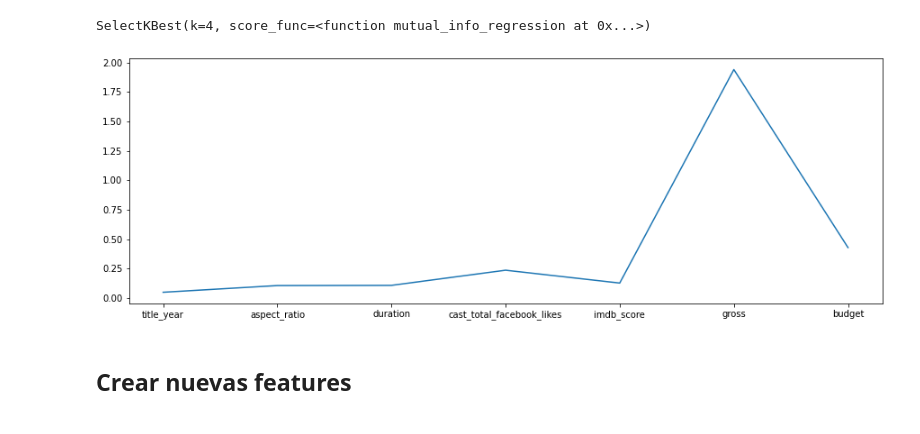
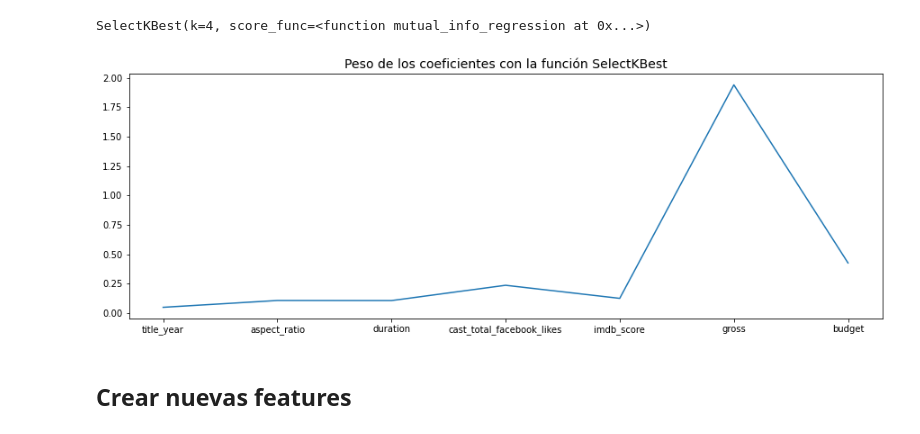
Before and after one commit to Cesarppz/Linux, a Jupyter notebook: ia/ml/Peliculas_project.ipynb, the cells around one changed output. Drawn from its saved outputs; the diff is of its cells as text; code cells hidden in the pictures.

```diff
--- a/ia/ml/Peliculas_project.ipynb
+++ b/ia/ml/Peliculas_project.ipynb
@@ -448,7 +394,7 @@ sns.heatmap(pd.concat([X,y], axis = 'columns').corr()[['worldwide_gross']].sort_
 # %% [output]
 [figure]
 # %%
-gross_features = X[['gross','domestic_gross']]
+gross_features = X[['domestic_gross','gross']]
 budget_features = X[['budget','production_budget']]
 # %%
 pca_gross = PCA(n_components=1)
@@ -513,10 +460,11 @@ SelectKBest(k=4, score_func=<function mutual_info_regression at 0x...>)
 scores = selector.scores_
 # %%
 plt.figure(figsize=(15,5))
+plt.title('Peso de los coeficientes con la función SelectKBest', fontsize=14)
 plt.plot(range(0,len(model.coef_)), scores)
 plt.xticks(range(0,len(model.coef_)),X.columns);
 # %% [output]
-[figure, old version]
+[figure, new version]
 # %% [markdown]
 ## Crear nuevas features
 # %%
```
Also changed, not shown: parts of 90 cells of this notebook, 34 other files.
